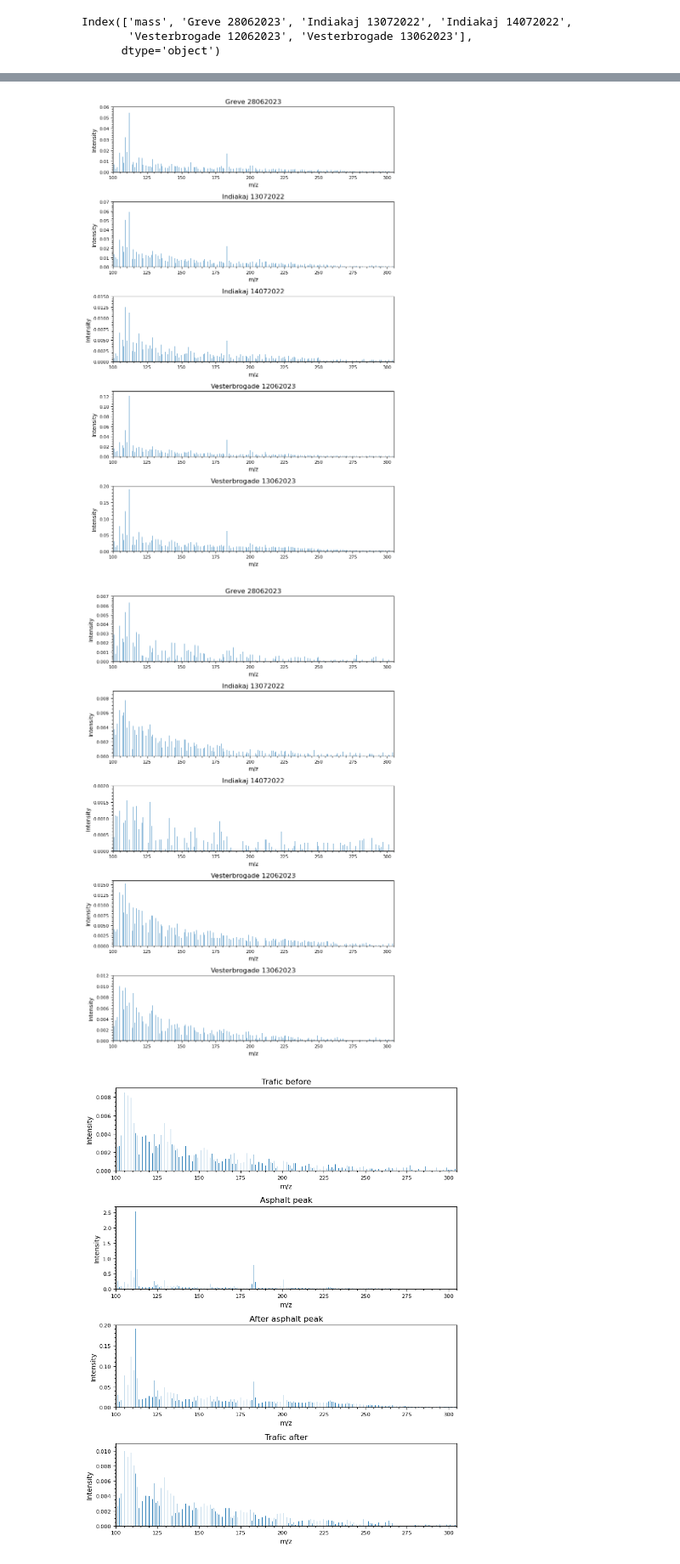
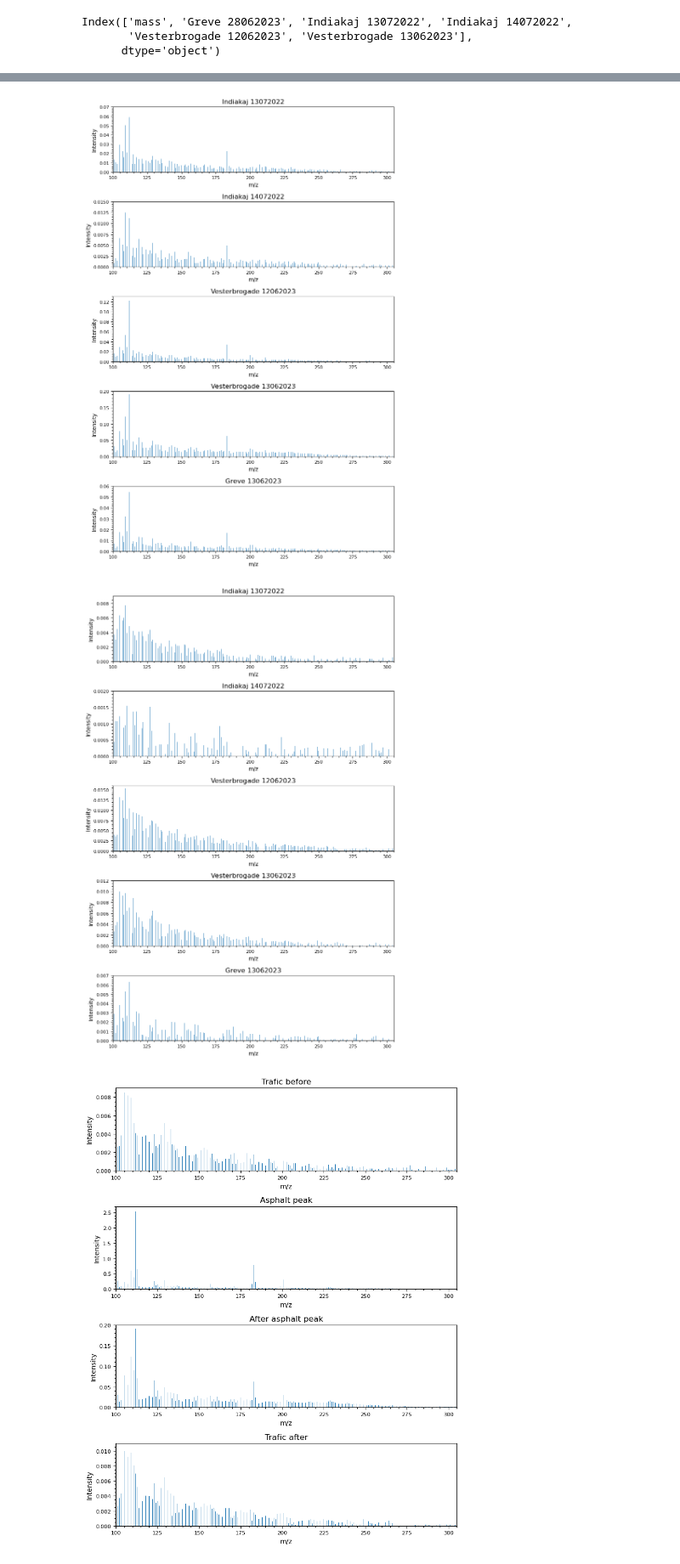
Before and after one commit to Normann25/NFA_project, a Jupyter notebook: MS_field.ipynb, the cells around one changed output, grey strips where cells are left out. Shown at 85% size. Cells and saved outputs as stored; diff of their text form; code cells hidden in the pictures.

```diff
--- a/MS_field.ipynb
+++ b/MS_field.ipynb
@@ -59,39 +67,47 @@ plt.show()
 # %%
 fig, ax = plt.subplots(5, 1, figsize = (8, 12))
 
-for i, key in enumerate(MS['After_AP'].keys()[1:]):
-    plot_MS(ax[i], MS['After_AP'], key, key)
-    ax[i].set(xlim = (100, 305))
+for i in ax:
+    i.set(xlim = (100, 305))
 
-ax[0].set_ylim(0, 0.06)
-ax[1].set_ylim(0, 0.07)
-ax[2].set_ylim(0, 0.015)
-ax[3].set_ylim(0, 0.13)
-ax[4].set_ylim(0, 0.2)
+plot_MS(ax[0], MS['After_AP'], 'Indiakaj 13072022', 'Indiakaj 13072022')
+ax[0].set_ylim(0, 0.07)
+plot_MS(ax[1], MS['After_AP'], 'Indiakaj 14072022', 'Indiakaj 14072022')
+ax[1].set_ylim(0, 0.015)
+plot_MS(ax[2], MS['After_AP'], 'Vesterbrogade 12062023', 'Vesterbrogade 12062023')
+ax[2].set_ylim(0, 0.13)
+plot_MS(ax[3], MS['After_AP'], 'Vesterbrogade 13062023', 'Vesterbrogade 13062023')
+ax[3].set_ylim(0, 0.2)
+plot_MS(ax[4], MS['After_AP'], 'Greve 28062023', 'Greve 13062023')
+ax[4].set_ylim(0, 0.06)
 
 fig.tight_layout()
 fig.savefig('Field_data/AfterAP_MS_100-305.png', dpi = 600)
 plt.show()
 # %% [output]
-[figure, old version]
+[figure, new version]
 # %%
 fig, ax = plt.subplots(5, 1, figsize = (8, 12))
 
-for i, key in enumerate(MS['Trafic_after'].keys()[1:]):
-    plot_MS(ax[i], MS['Trafic_after'], key, key)
-    ax[i].set(xlim = (100, 305))
+for i in ax:
+    i.set(xlim = (100, 305))
 
-ax[0].set_ylim(0, 0.007)
-ax[1].set_ylim(0, 0.009)
-ax[2].set_ylim(0, 0.002)
-ax[3].set_ylim(0, 0.016)
-ax[4].set_ylim(0, 0.012)
+plot_MS(ax[0], MS['Trafic_after'], 'Indiakaj 13072022', 'Indiakaj 13072022')
+ax[0].set_ylim(0, 0.009)
+plot_MS(ax[1], MS['Trafic_after'], 'Indiakaj 14072022', 'Indiakaj 14072022')
+ax[1].set_ylim(0, 0.002)
+plot_MS(ax[2], MS['Trafic_after'], 'Vesterbrogade 12062023', 'Vesterbrogade 12062023')
+ax[2].set_ylim(0, 0.016)
+plot_MS(ax[3], MS['Trafic_after'], 'Vesterbrogade 13062023', 'Vesterbrogade 13062023')
+ax[3].set_ylim(0, 0.012)
+plot_MS(ax[4], MS['Trafic_after'], 'Greve 28062023', 'Greve 13062023')
+ax[4].set_ylim(0, 0.007)
 
 fig.tight_layout()
 fig.savefig('Field_data/TraficAfter_MS_100-305.png', dpi = 600)
 plt.show()
 # %% [output]
-[figure, old version]
+[figure, new version]
 # %%
 fig, ax = plt.subplots(4, 1, figsize = (8, 10))
 
```
Also changed, not shown: parts of 2 cells of this notebook.
